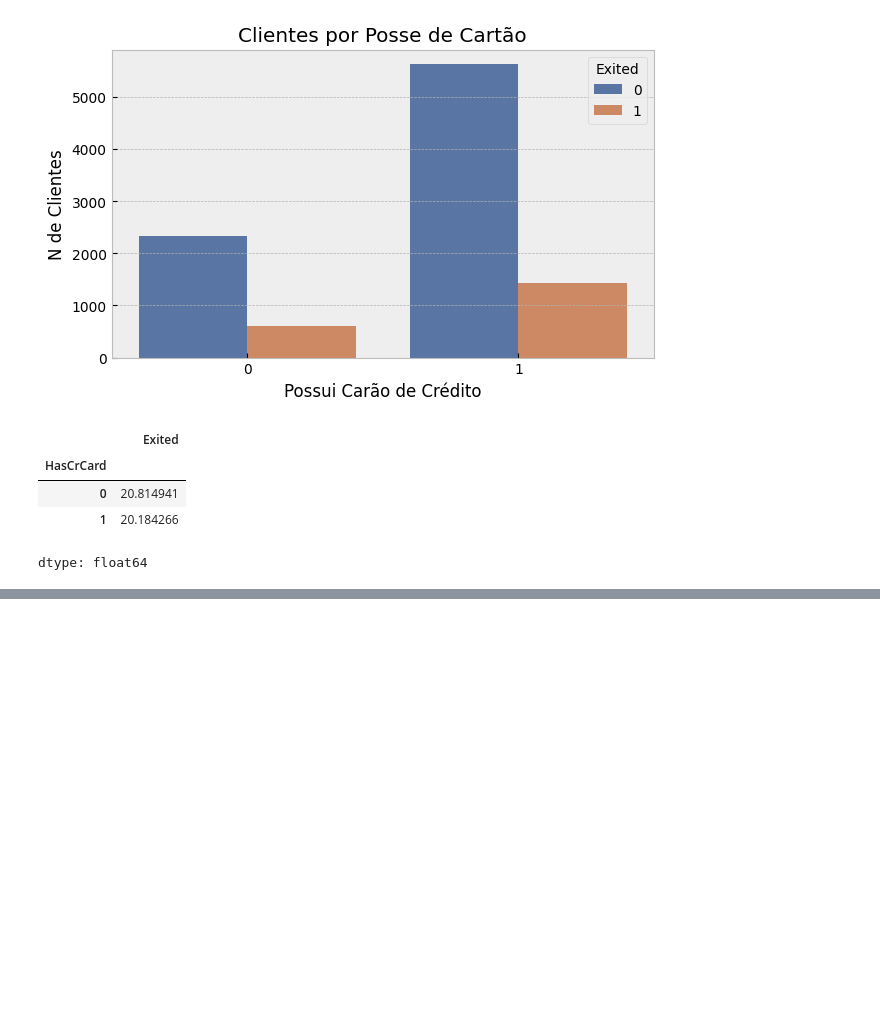
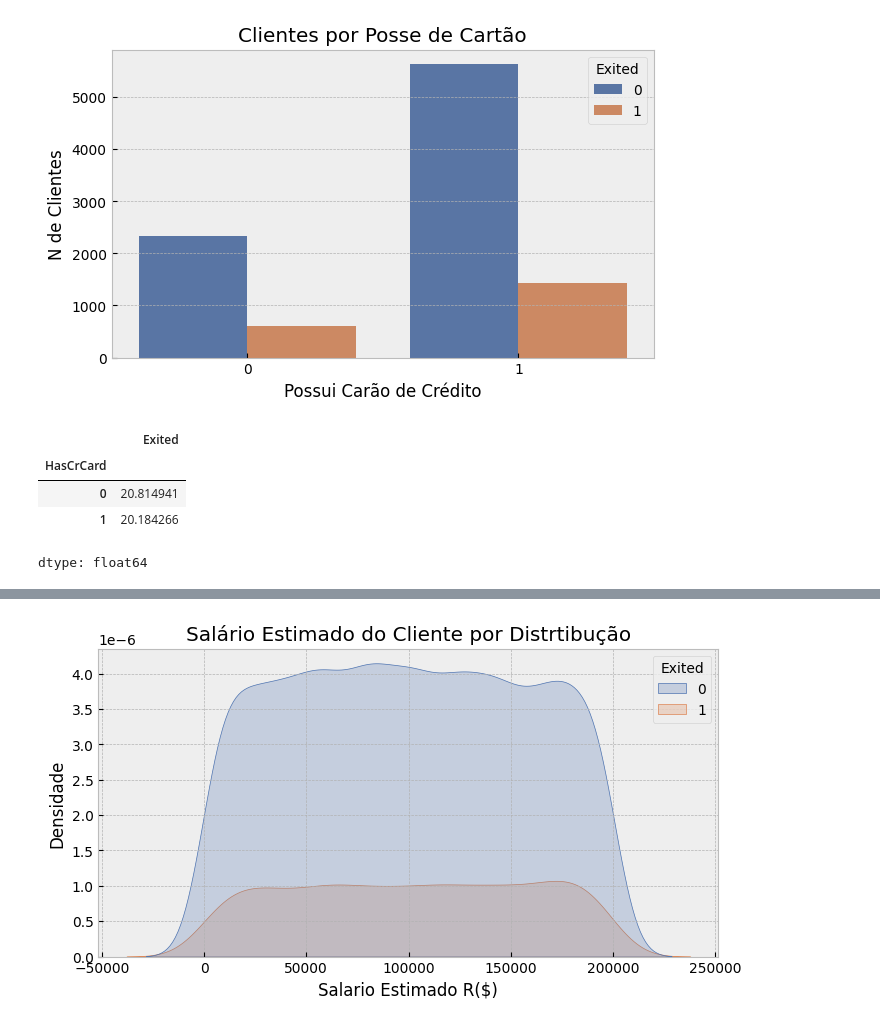
Before and after one commit to dusouza01/Modelagem-de-Churn, a Jupyter notebook: Portifolio_Churn_Modelling.ipynb, the cells around one changed output, grey strips where cells are left out. Drawn from its saved outputs; the diff is of its cells as text; code cells hidden in the pictures; blank space fills up the shorter version.

```diff
--- a/Portifolio_Churn_Modelling.ipynb
+++ b/Portifolio_Churn_Modelling.ipynb
@@ -552,0 +559,10 @@ dtype: float64
+# %%
+PALETA = ['#4C72B0', '#DD8452']
+plt.figure(figsize=(8, 4))
+sns.kdeplot(data=df, x='EstimatedSalary', hue='Exited',fill=True, palette=[PALETA[0], PALETA[1]])
+plt.xlabel('Salario Estimado R($)')
+plt.ylabel('Densidade')
+plt.title('Salário Estimado do Cliente por Distrtibução')
+plt.show()
+# %% [output]
+[figure, added]
```
Also changed, not shown: parts of 6 cells of this notebook.
